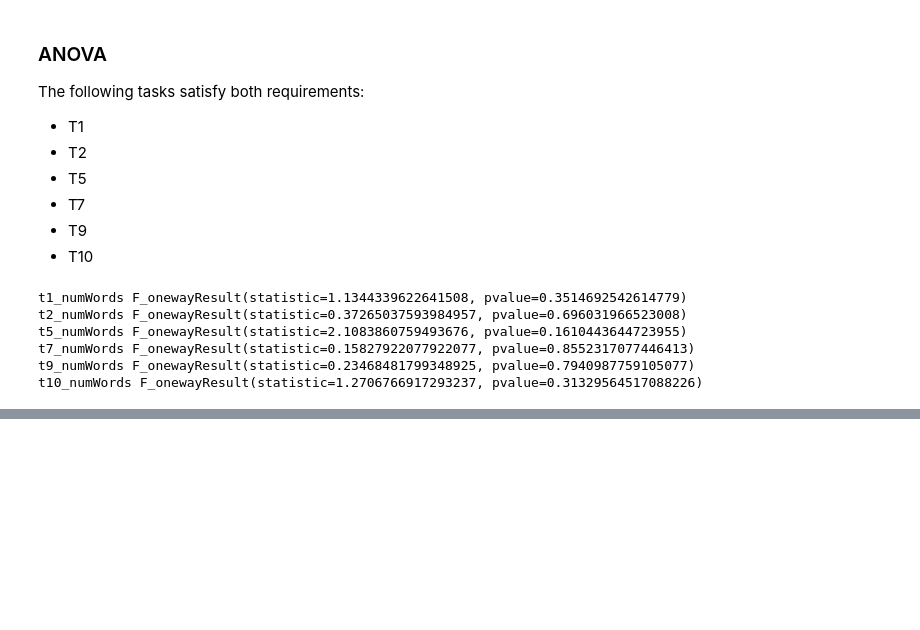
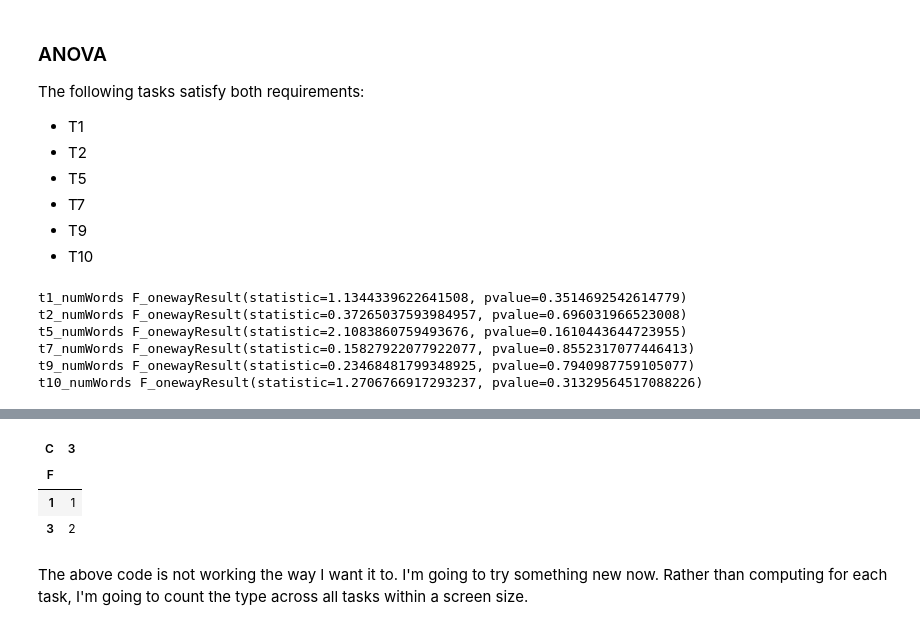
Before and after one commit to BladeF/Thesis-Data-Analysis, a Jupyter notebook: notebooks/data_analysis.ipynb, the cells around one changed output, grey strips where cells are left out. Cells and saved outputs as stored; diff of their text form; code cells hidden in the pictures; blank space fills up the shorter version.

```diff
--- a/notebooks/data_analysis.ipynb
+++ b/notebooks/data_analysis.ipynb
@@ -335,0 +400,15 @@ t10_numWords F_onewayResult(statistic=1.2706766917293237, pvalue=0.3132956451708
+# %%
+# for obs in tasks:
+#     chi, pval, dof, exp = stats.chi2_contingency(obs)
+#     print("Chi:", chi, "p:", pval)
+
+task = tasks[0]
+
+pd.crosstab(task["F"], task["C"])
+# %% [output]
+| C | 3 |
+| F |  |
+| 1 | 1 |
+| 3 | 2 |
+# %% [markdown]
+The above code is not working the way I want it to. I'm going to try something new now. Rather than computing for each task, I'm going to count the type across all tasks within a screen size.
```
Also changed, not shown: parts of 7 cells of this notebook.
